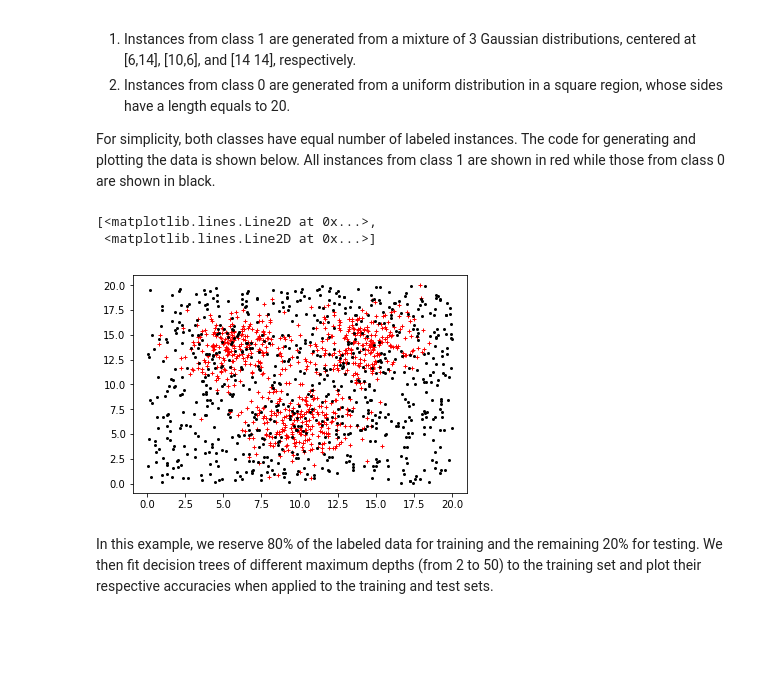
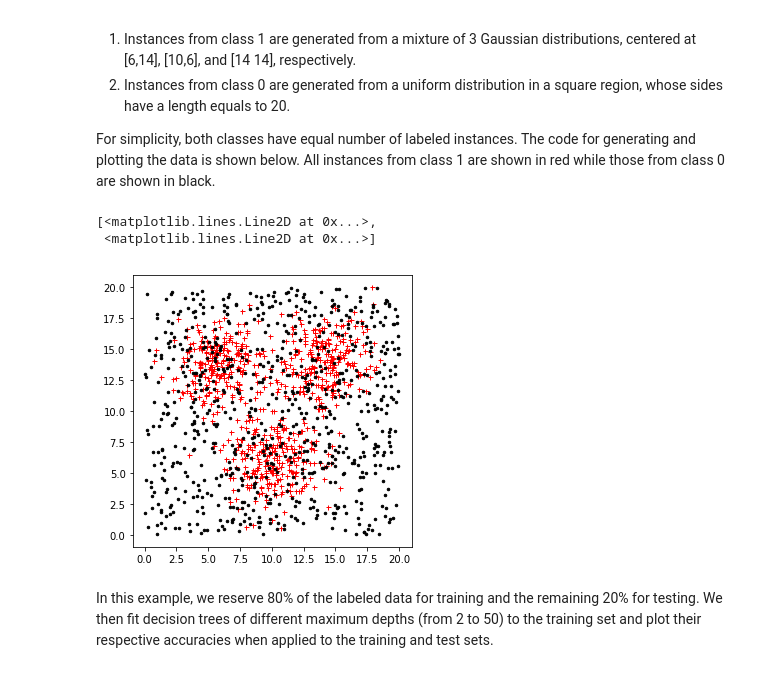
Before and after one commit to dhruvakumar3616/Education, a Jupyter notebook: Data_Analytics_python_books/tutorial6_Classification_DT_SVM_ensemble.ipynb, the cells around one changed output. Drawn from its saved outputs; the diff is of its cells as text; code cells hidden in the pictures; blank space fills up the shorter version.

```diff
--- a/Data_Analytics_python_books/tutorial6_Classification_DT_SVM_ensemble.ipynb
+++ b/Data_Analytics_python_books/tutorial6_Classification_DT_SVM_ensemble.ipynb
@@ -144,29 +144,29 @@ For simplicity, both classes have equal number of labeled instances. The code fo
 # %%
 import numpy as np
 import matplotlib.pyplot as plt
 from numpy.random import random
 
 %matplotlib inline
 
 N = 1500
 
 mean1 = [6, 14]
 mean2 = [10, 6]
 mean3 = [14, 14]
 cov = [[3.5, 0], [0, 3.5]]  # diagonal covariance
-
+plt.figure(figsize=(5,5))
 np.random.seed(50)
 X = np.random.multivariate_normal(mean1, cov, int(N/6))
 X = np.concatenate((X, np.random.multivariate_normal(mean2, cov, int(N/6))))
 X = np.concatenate((X, np.random.multivariate_normal(mean3, cov, int(N/6))))
 X = np.concatenate((X, 20*np.random.rand(int(N/2),2)))
 Y = np.concatenate((np.ones(int(N/2)),np.zeros(int(N/2))))
 
-plt.plot(X[:int(N/2),0],X[:int(N/2),1],'r+',X[int(N/2):,0],X[int(N/2):,1],'k.',ms=4)
+plt.plot(X[:int(N/2),0],X[:int(N/2),1],'r+',X[int(N/2):,0],X[int(N/2):,1],'k.',ms=5)
 # %% [output]
 [<matplotlib.lines.Line2D at 0x...>,
  <matplotlib.lines.Line2D at 0x...>]
-[figure, old version]
+[figure, new version]
 # %% [markdown]
 In this example, we reserve 80% of the labeled data for training and the remaining 20% for testing. We then fit decision trees of different maximum depths (from 2 to 50) to the training set and plot their respective accuracies when applied to the training and test sets.
 # %%
```
Also changed, not shown: parts of 1 cell of this notebook, 5 other files.
